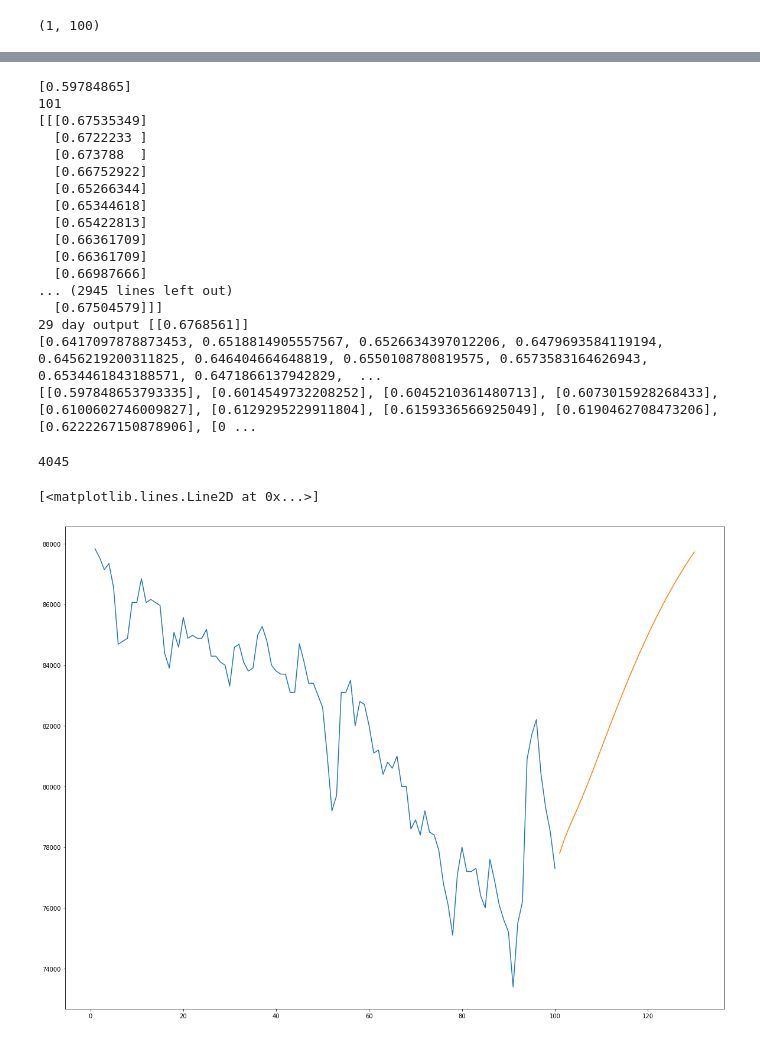
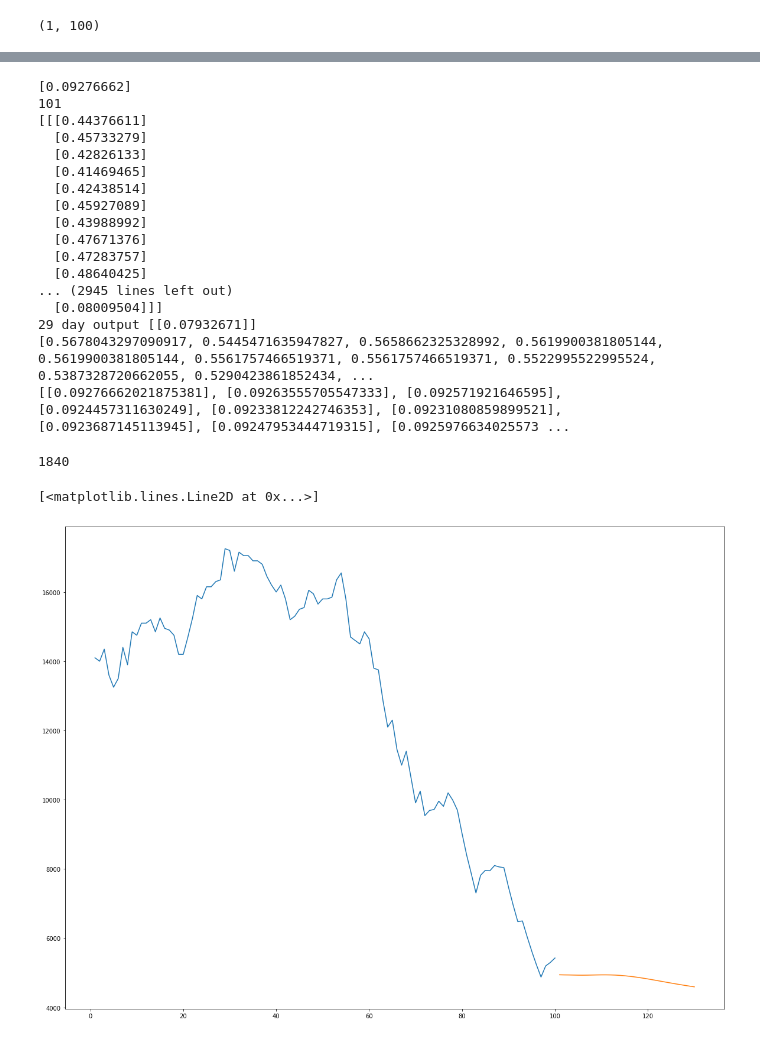
Before and after one commit to thanhtaifs/PYthon_Code, a Jupyter notebook: Prediction_Stock.ipynb, the cells around one changed output, grey strips where cells are left out. Drawn from its saved outputs; the diff is of its cells as text; code cells hidden in the pictures.

```diff
--- a/Prediction_Stock.ipynb
+++ b/Prediction_Stock.ipynb
@@ -13,6 +9,6 @@ from tensorflow.keras.layers import Dense, Dropout, LSTM
 # %%
 key = "VNM"
-result = pd.read_csv(r'E:\Data_Stock\excel_vnm.csv')
+result = pd.read_csv(r'E:\Data_Stock\excel_bcg.csv')
 result["Date"] = pd.to_datetime(result["<DTYYYYMMDD>"], format='%Y%m%d')
 result['Open'] = pd.to_numeric(result['<OpenFixed>'].astype(str)) * 1000
 result['Close'] = pd.to_numeric(result['<CloseFixed>'].astype(str)) * 1000
@@ -259,6 +255,6 @@ len(test_data)
 # %%
 # Giá trị tại len(test_data) - 100
-x_input=test_data[1114:].reshape(1,-1)
+x_input=test_data[452:].reshape(1,-1)
 x_input.shape
 # %% [output]
 (1, 100)
@@ -321,38 +317,38 @@ while(i<30):
 
 print(lst_output)
 # %% [output]
-[0.59784865]
+[0.09276662]
 101
-[[[0.67535349]
-  [0.6722233 ]
-  [0.673788  ]
-  [0.66752922]
-  [0.65266344]
-  [0.65344618]
-  [0.65422813]
-  [0.66361709]
-  [0.66361709]
-  [0.66987666]
+[[[0.44376611]
+  [0.45733279]
+  [0.42826133]
+  [0.41469465]
+  [0.42438514]
+  [0.45927089]
+  [0.43988992]
+  [0.47671376]
+  [0.47283757]
+  [0.48640425]
 ... (2945 lines left out)
-  [0.67504579]]]
-29 day output [[0.6768561]]
-[0.6417097878873453, 0.6518814905557567, 0.6526634397012206, 0.6479693584119194, 0.6456219200311825, 0.646404664648819, 0.6550108780819575, 0.6573583164626943, 0.6534461843188571, 0.6471866137942829,  ...
-[[0.597848653793335], [0.6014549732208252], [0.6045210361480713], [0.6073015928268433], [0.6100602746009827], [0.6129295229911804], [0.6159336566925049], [0.6190462708473206], [0.6222267150878906], [0 ...
+  [0.08009504]]]
+29 day output [[0.07932671]]
+[0.5678043297090917, 0.5445471635947827, 0.5658662325328992, 0.5619900381805144, 0.5619900381805144, 0.5561757466519371, 0.5561757466519371, 0.5522995522995524, 0.5387328720662055, 0.5290423861852434, ...
+[[0.09276662021875381], [0.09263555705547333], [0.092571921646595], [0.0924457311630249], [0.09233812242746353], [0.09231080859899521], [0.0923687145113945], [0.09247953444719315], [0.0925976634025573 ...
 # %%
 day_new=np.arange(1,101)
 day_pred=np.arange(101,131)
 # %%
 len(df1)
 # %% [output]
-4045
+1840
 # %%
 # giá trị tại len(df1) - 100
 plt.rcParams["figure.figsize"] = (20,15)
-plt.plot(day_new,scaler.inverse_transform(df1[3945:]))
+plt.plot(day_new,scaler.inverse_transform(df1[1740:]))
 plt.plot(day_pred,scaler.inverse_transform(lst_output))
 # %% [output]
 [<matplotlib.lines.Line2D at 0x...>]
-[figure, old version]
+[figure, new version]
 # %%
 df3=df1.tolist()
 df3.extend(lst_output)
```
Also changed, not shown: parts of 20 cells of this notebook, 14 other files.
